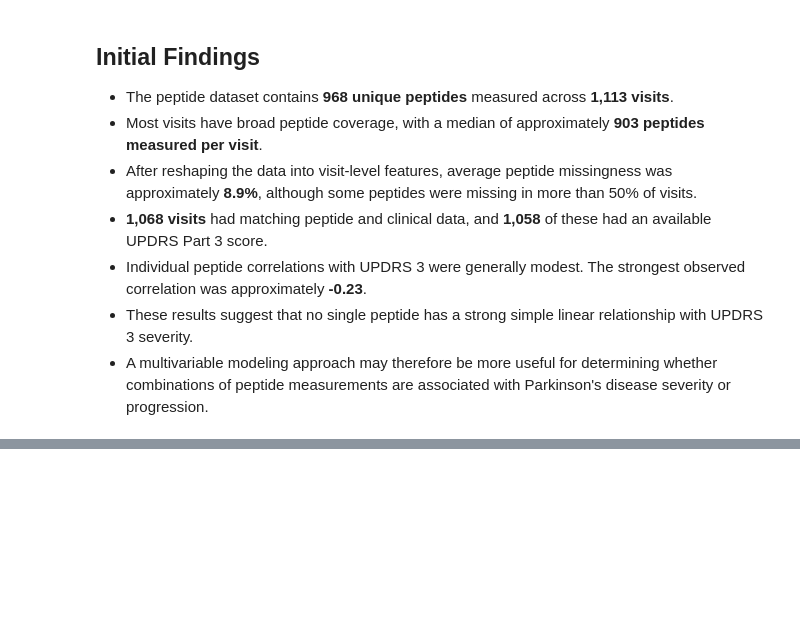
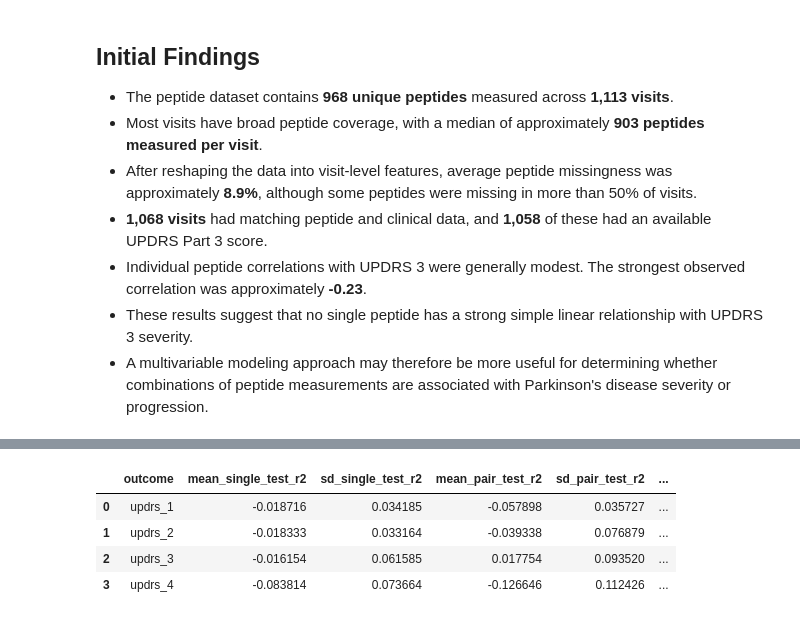
Before and after one commit to ParasG229/Project_Statistical_Learning, a Jupyter notebook: notebooks/02_peptide_eda.ipynb, the cells around one changed output, grey strips where cells are left out. Saved outputs shown, nothing was run; the diff lists cells and outputs as text; code cells hidden in the pictures; blank space fills up the shorter version.

```diff
--- a/notebooks/02_peptide_eda.ipynb
+++ b/notebooks/02_peptide_eda.ipynb
@@ -432,0 +675,27 @@ plt.show()
+# %%
+splitter = GroupShuffleSplit(
+    n_splits=1,
+    test_size=0.20,
+    random_state=42
+)
+
+train_idx, test_idx = next(
+    splitter.split(
+        peptide_clinical,
+        groups=peptide_clinical["patient_id"]
+    )
+)
+
+train_df = peptide_clinical.iloc[train_idx].copy()
+test_df = peptide_clinical.iloc[test_idx].copy()
+
+X_train, X_test = prepare_split(
+    train_df,
+    test_df,
+    peptide_columns
+)
+
+print("Training patients:", train_df["patient_id"].nunique())
+print("Test patients:", test_df["patient_id"].nunique())
+print("Training visits:", len(train_df))
+print("Test visits:", len(test_df))
@@ -432,0 +866,22 @@ plt.show()
+# %%
+# Summarize performance across repeated patient-level splits
+validation_summary = (
+    repeated_results
+    .groupby("outcome")
+    .agg(
+        mean_single_test_r2=("single_test_r2", "mean"),
+        sd_single_test_r2=("single_test_r2", "std"),
+        mean_pair_test_r2=("pair_test_r2", "mean"),
+        sd_pair_test_r2=("pair_test_r2", "std"),
+        mean_pair_improvement=("pair_improvement", "mean")
+    )
+    .reset_index()
+)
+
+validation_summary
+# %% [output]
+|  | outcome | mean_single_test_r2 | sd_single_test_r2 | mean_pair_test_r2 | sd_pair_test_r2 | ... |
+| 0 | updrs_1 | -0.018716 | 0.034185 | -0.057898 | 0.035727 | ... |
+| 1 | updrs_2 | -0.018333 | 0.033164 | -0.039338 | 0.076879 | ... |
+| 2 | updrs_3 | -0.016154 | 0.061585 | 0.017754 | 0.093520 | ... |
+| 3 | updrs_4 | -0.083814 | 0.073664 | -0.126646 | 0.112426 | ... |
```
Also changed, not shown: parts of 16 cells of this notebook.
